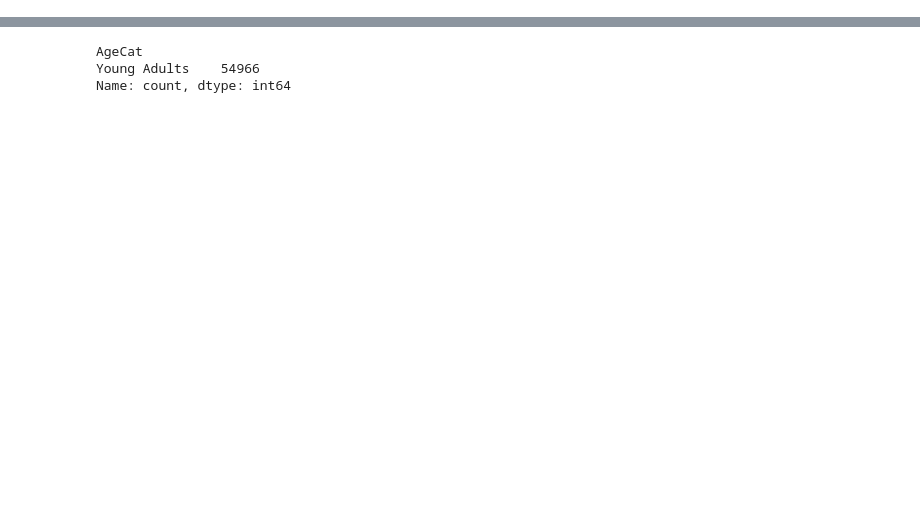
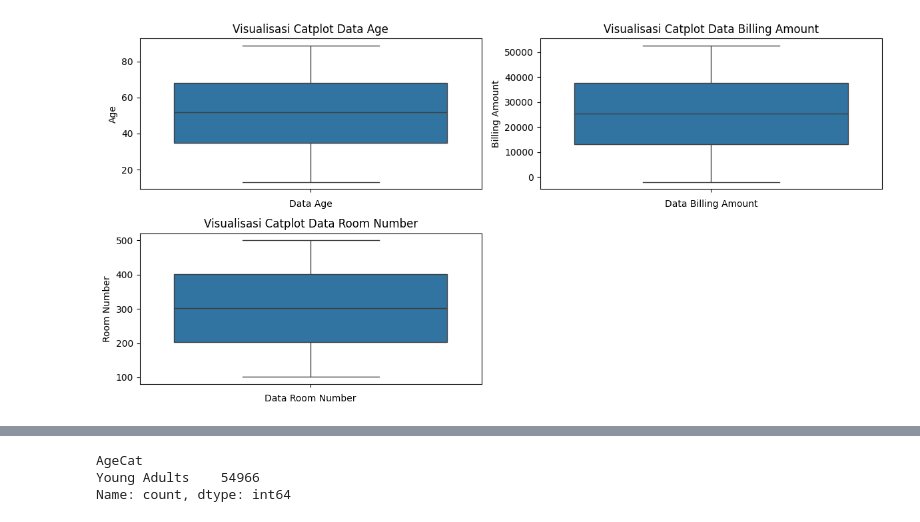
Before and after one commit to Angga-Ramda-Ramadhan/MedCheckProject, a Jupyter notebook: Modelling/Eksploratory.ipynb, the cells around one changed output, grey strips where cells are left out. Saved outputs shown, nothing was run; the diff lists cells and outputs as text; code cells hidden in the pictures; blank space fills up the shorter version.

```diff
--- a/Modelling/Eksploratory.ipynb
+++ b/Modelling/Eksploratory.ipynb
@@ -40,0 +49,3 @@ memory usage: 6.3+ MB
+# %%
+data_num = data.select_dtypes(include=['number'])
+data_num
@@ -40,0 +112,4 @@ memory usage: 6.3+ MB
+# %%
+explor.visualcatplot(data_num, 2,2)
+# %% [output]
+[figure, added]
```
Also changed, not shown: parts of 14 cells of this notebook, 2 other files.
